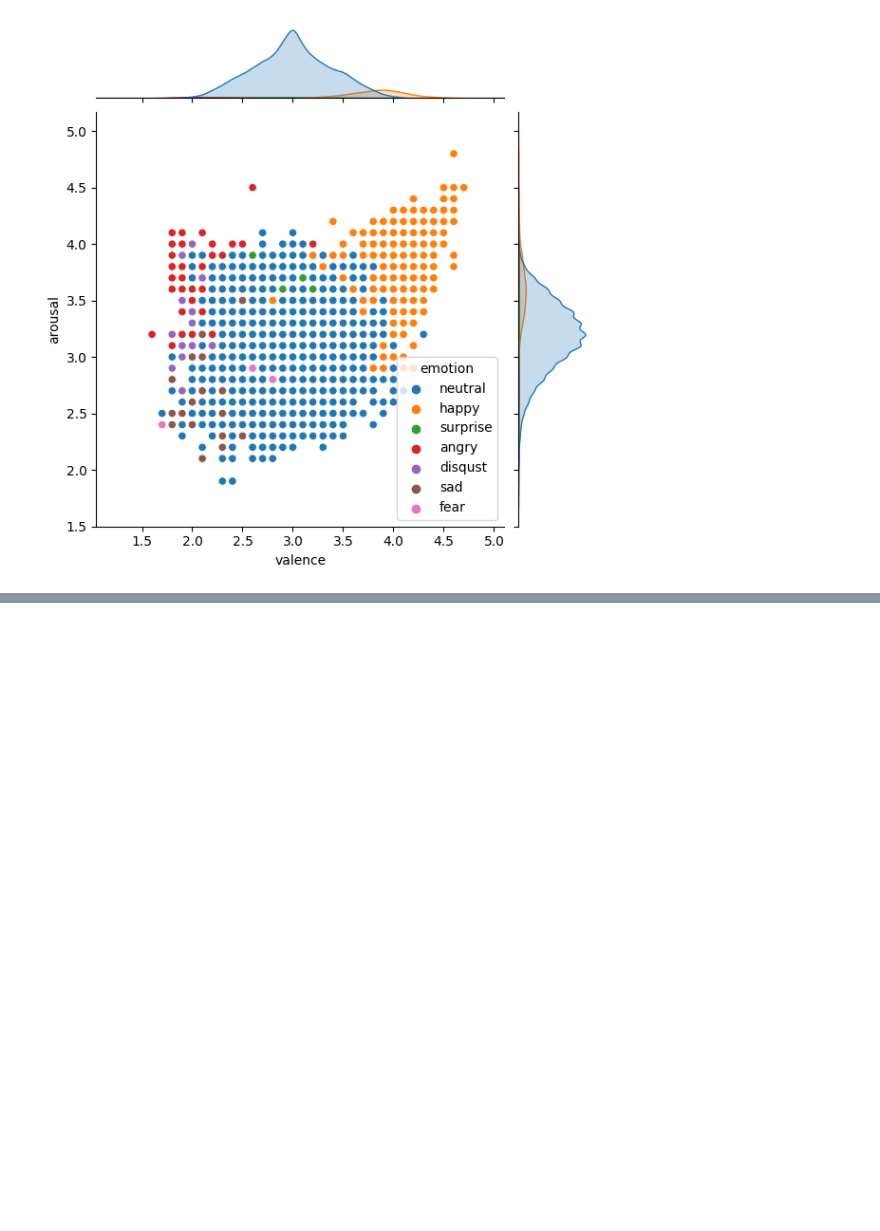
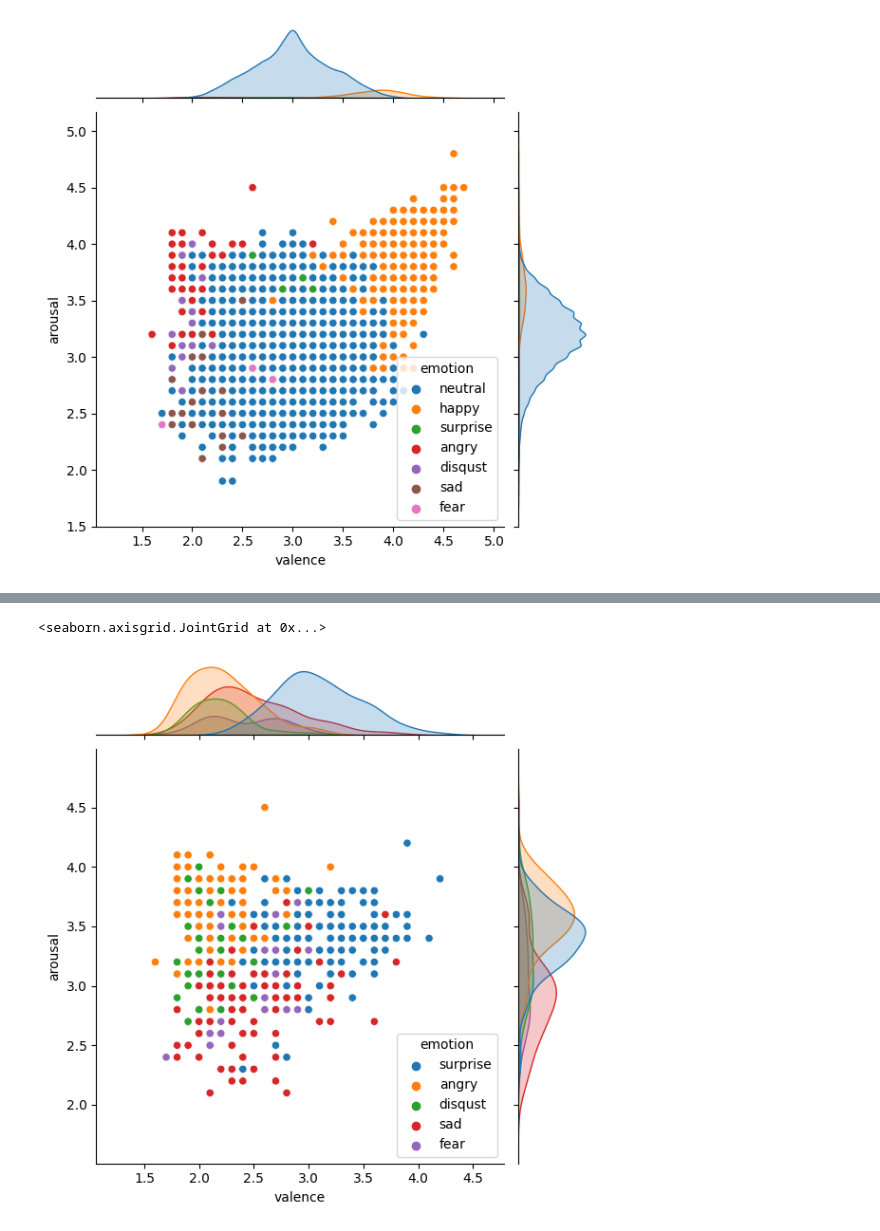
Before and after one commit to ARP-Lab/multi_modal, a Jupyter notebook: model/Clustering.ipynb, the cells around one changed output, grey strips where cells are left out. Saved outputs shown, nothing was run; the diff lists cells and outputs as text; code cells hidden in the pictures; blank space fills up the shorter version.

```diff
--- a/model/Clustering.ipynb
+++ b/model/Clustering.ipynb
@@ -112,4 +69,6 @@ eva_df.iloc[several_target_index[1]]
 # %%
 eva_df['valence'] = eva_df['valence'].apply(lambda x: float(x))
 eva_df['arousal'] = eva_df['arousal'].apply(lambda x: float(x))
+# %%
+eva_df_single = eva_df.iloc[several_target_index[1]]
 # %%
@@ -119,0 +96,10 @@ sns.jointplot(x='valence', y='arousal', data=eva_df.iloc[several_target_index[1]
+# %%
+sns.jointplot(
+    x='valence', y='arousal',
+    data=eva_df_single[
+        (eva_df_single['emotion']!='neutral') &
+        (eva_df_single['emotion']!='happy')
+        ], hue='emotion')
+# %% [output]
+<seaborn.axisgrid.JointGrid at 0x...>
+[figure, added]
```
Also changed, not shown: parts of 20 cells of this notebook, 3 other files.
